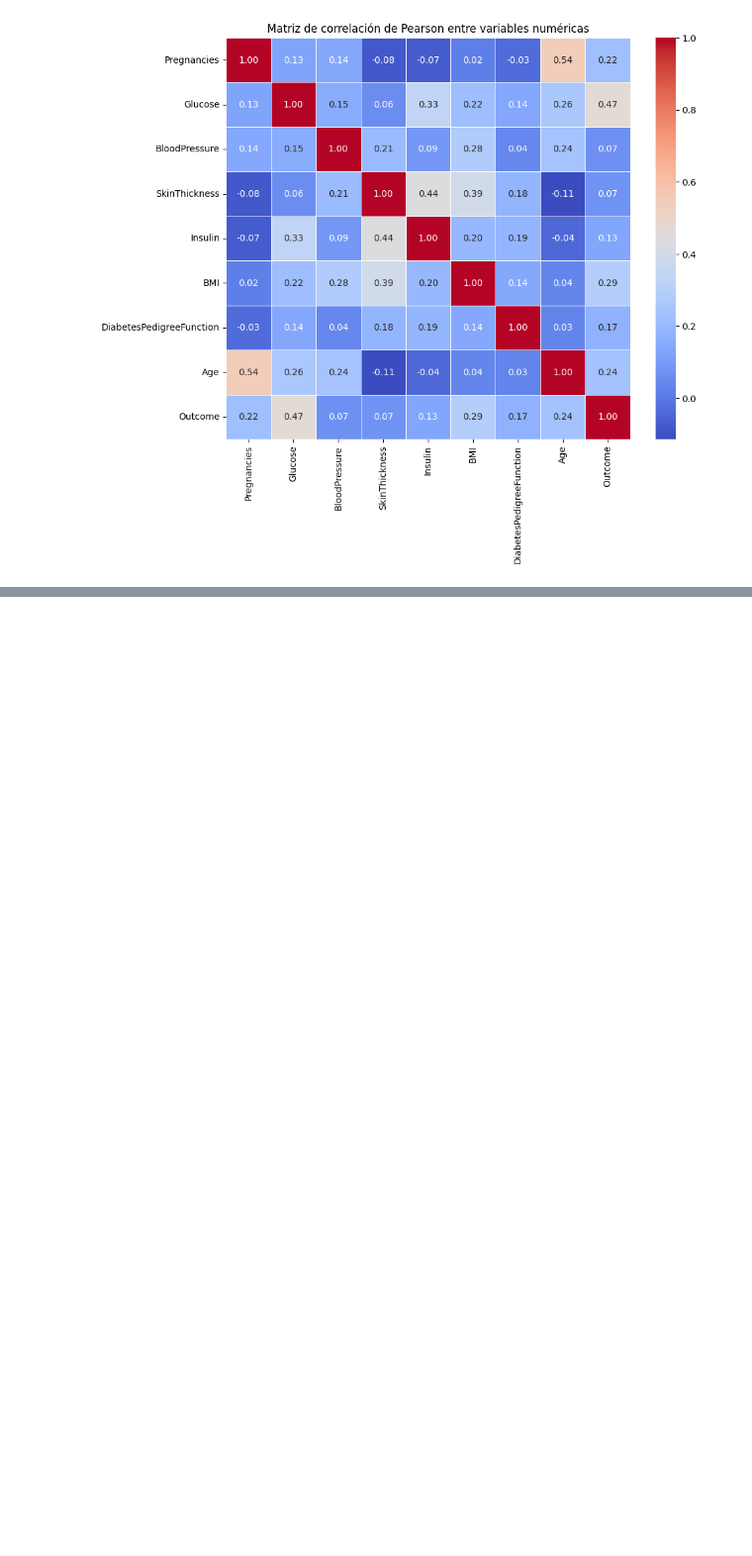
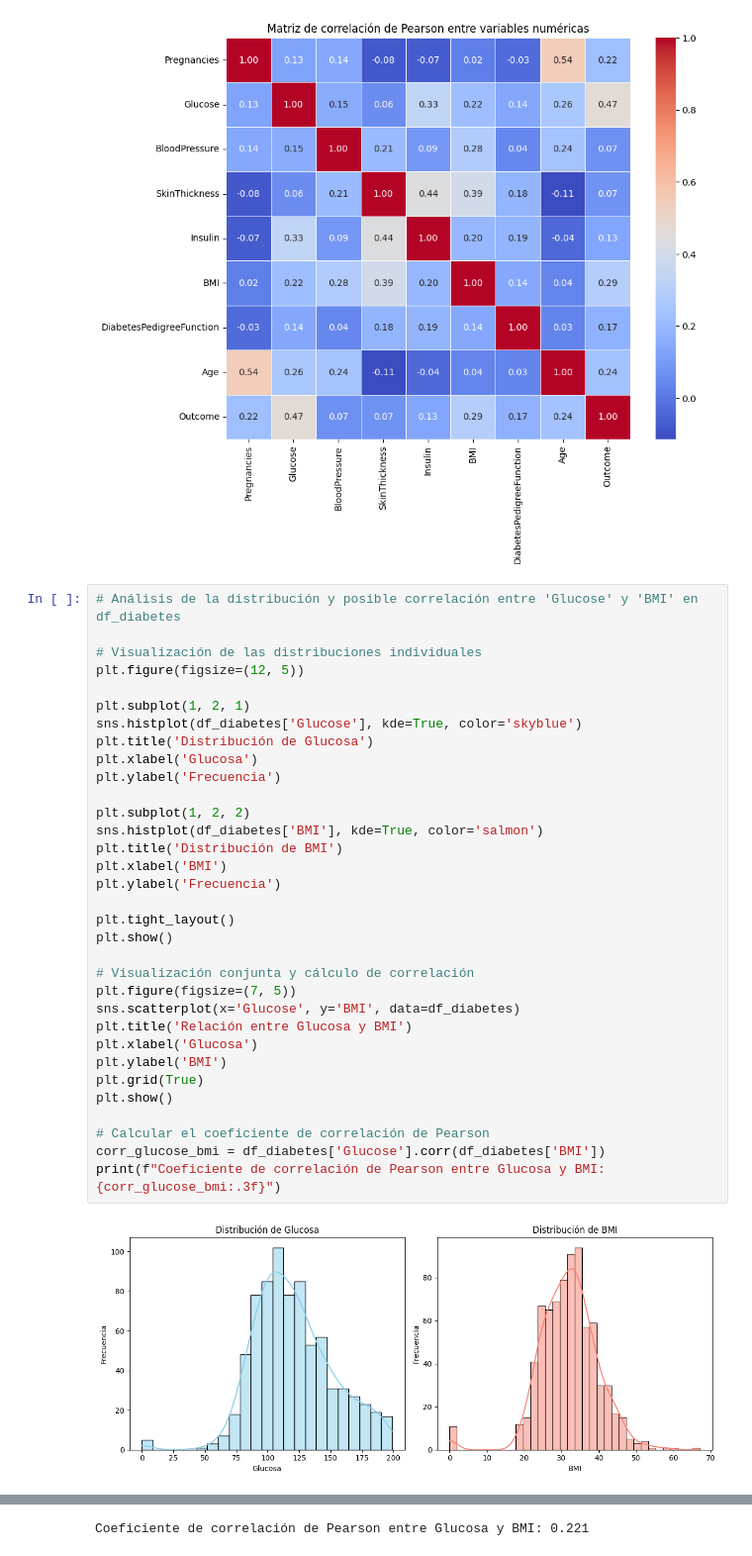
Before and after one commit to paranedagarcia/Cienciadedatos, a Jupyter notebook: 2.Estadistica/3.Correlaciones.ipynb, the cells around one changed output, grey strips where cells are left out. Shown at 99% size. Saved outputs shown, nothing was run; the diff lists cells and outputs as text; blank space fills up the shorter version.

```diff
--- a/2.Estadistica/3.Correlaciones.ipynb
+++ b/2.Estadistica/3.Correlaciones.ipynb
@@ -252,3 +223,38 @@ plt.show()
 # %% [output]
 Data loaded successfully. DataFrame shape: (768, 9)
 [figure]
+# %%
+# Análisis de la distribución y posible correlación entre 'Glucose' y 'BMI' en df_diabetes
+
+# Visualización de las distribuciones individuales
+plt.figure(figsize=(12, 5))
+
+plt.subplot(1, 2, 1)
+sns.histplot(df_diabetes['Glucose'], kde=True, color='skyblue')
+plt.title('Distribución de Glucosa')
+plt.xlabel('Glucosa')
+plt.ylabel('Frecuencia')
+
+plt.subplot(1, 2, 2)
+sns.histplot(df_diabetes['BMI'], kde=True, color='salmon')
+plt.title('Distribución de BMI')
+plt.xlabel('BMI')
+plt.ylabel('Frecuencia')
+
+plt.tight_layout()
+plt.show()
+
+# Visualización conjunta y cálculo de correlación
+plt.figure(figsize=(7, 5))
+sns.scatterplot(x='Glucose', y='BMI', data=df_diabetes)
+plt.title('Relación entre Glucosa y BMI')
+plt.xlabel('Glucosa')
+plt.ylabel('BMI')
+plt.grid(True)
+plt.show()
+
+# Calcular el coeficiente de correlación de Pearson
+corr_glucose_bmi = df_diabetes['Glucose'].corr(df_diabetes['BMI'])
+print(f"Coeficiente de correlación de Pearson entre Glucosa y BMI: {corr_glucose_bmi:.3f}")
+# %% [output]
+[figure, added]
@@ -254,0 +262 @@ Data loaded successfully. DataFrame shape: (768, 9)
+Coeficiente de correlación de Pearson entre Glucosa y BMI: 0.221
```
Also changed, not shown: parts of 5 cells of this notebook.
